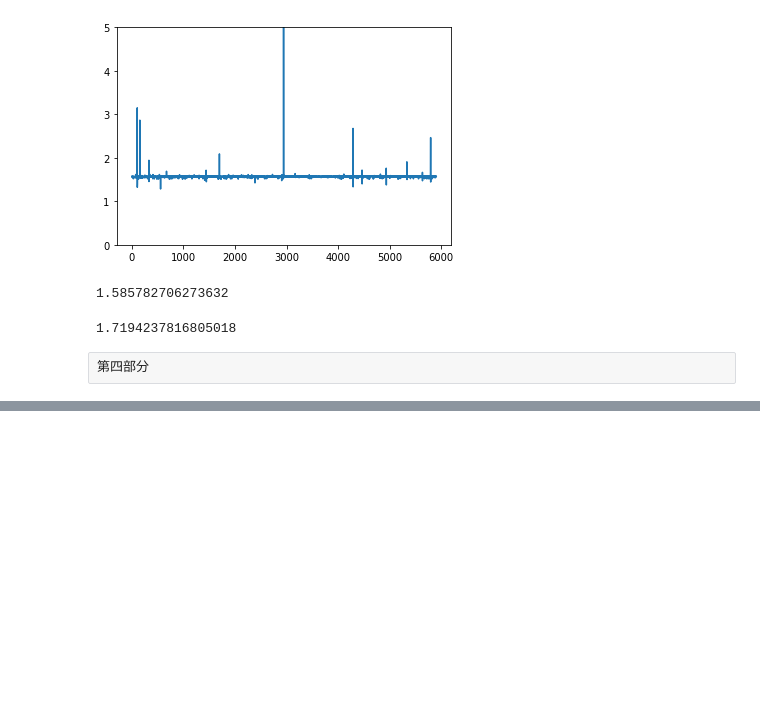
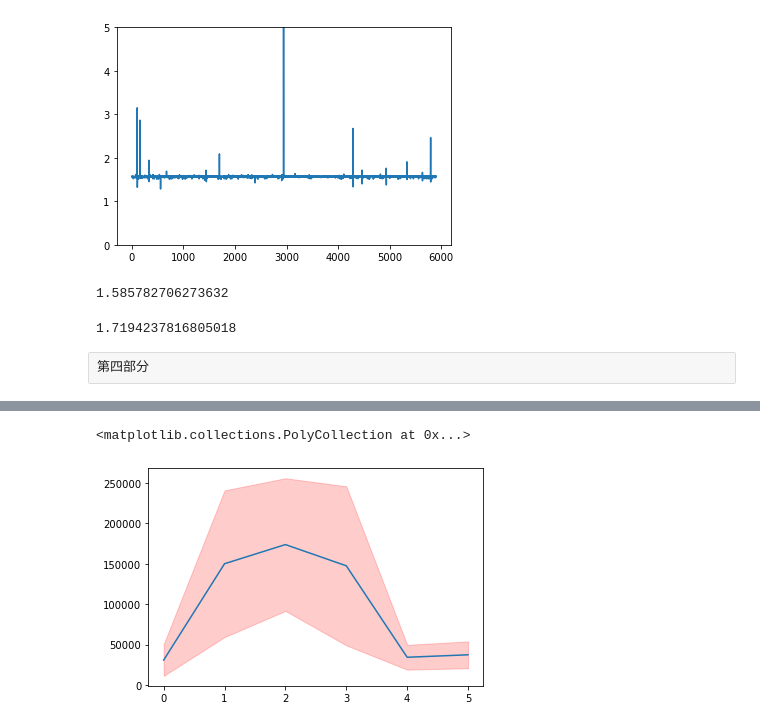
Before and after one commit to Caogod/AlgorithmLearning, a Jupyter notebook: heatthreat_dataanalysisDemo.ipynb, the cells around one changed output, grey strips where cells are left out. Cells and saved outputs as stored; diff of their text form; code cells hidden in the pictures; blank space fills up the shorter version.

```diff
--- a/heatthreat_dataanalysisDemo.ipynb
+++ b/heatthreat_dataanalysisDemo.ipynb
@@ -325,0 +338,13 @@ train[0]
+# %%
+cycle = np.array(pt)
+# %%
+mean = cycle.mean(axis=0)
+std = cycle.std(axis=0)
+upl = mean+std
+lol = mean-std
+
+plt.plot(cycle.mean(axis = 0))
+plt.fill_between(range(6),upl,lol,upl>lol,color= 'red',alpha=0.2)
+# %% [output]
+<matplotlib.collections.PolyCollection at 0x...>
+[figure, added]
```
Also changed, not shown: parts of 12 cells of this notebook.
